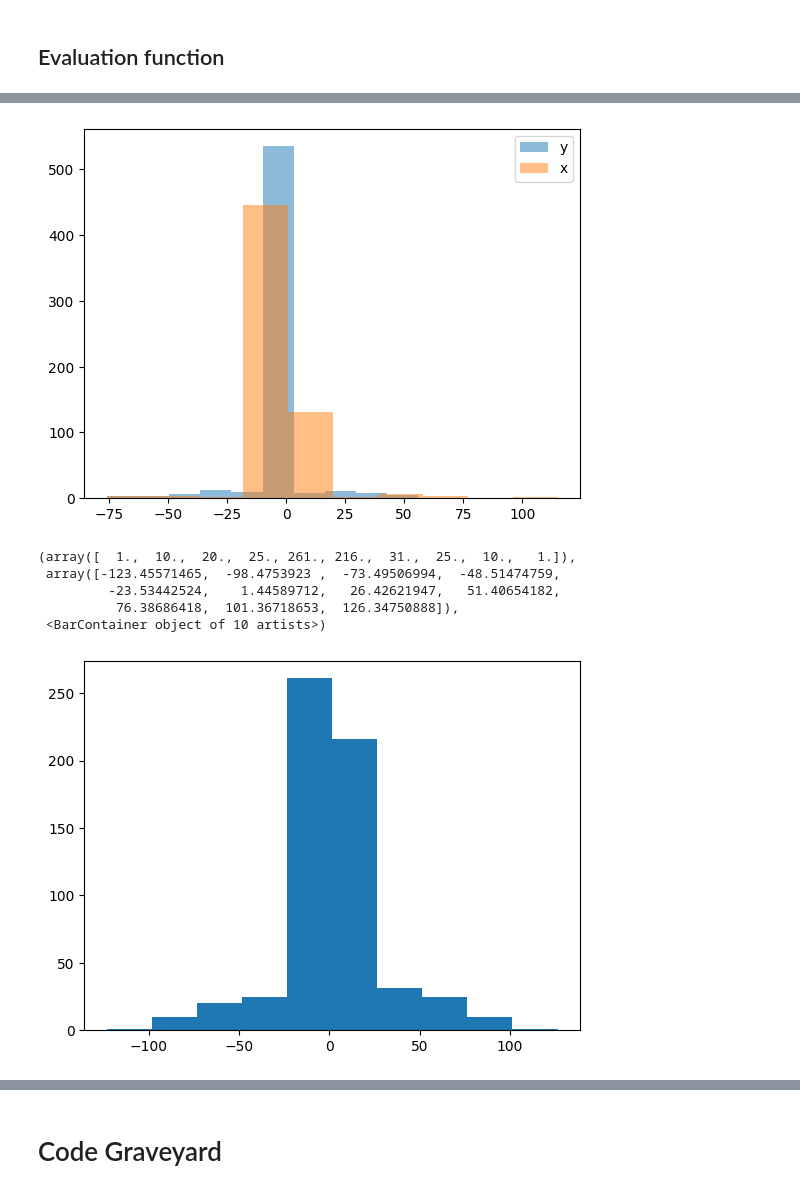
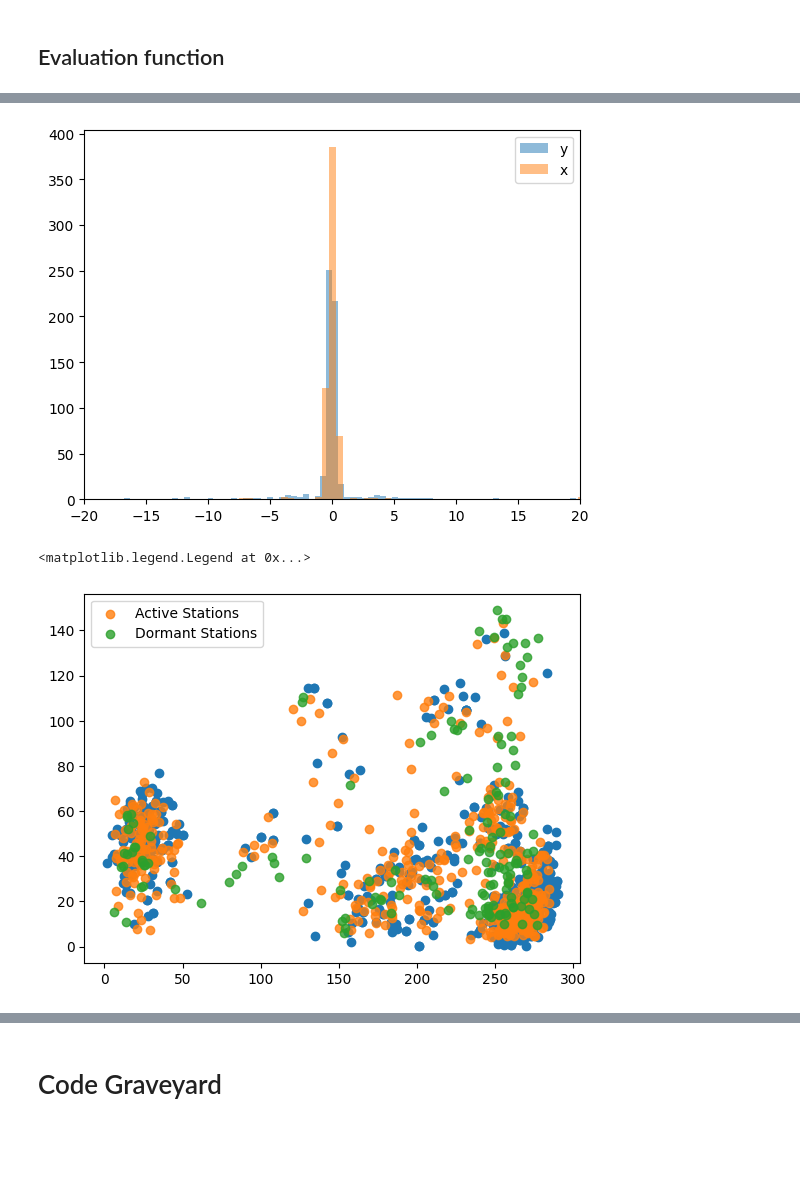
Before and after one commit to ikerforce/mopta, a Jupyter notebook: src/PSO_KNN.ipynb, the cells around one changed output, grey strips where cells are left out. Saved outputs shown, nothing was run; the diff lists cells and outputs as text; code cells hidden in the pictures; blank space fills up the shorter version.

```diff
--- a/src/PSO_KNN.ipynb
+++ b/src/PSO_KNN.ipynb
@@ -364,16 +427,18 @@ plt.plot(mean_prop)
 # %%
-plt.hist(population[5].velocities[:,1], label='y', alpha=0.5)
-plt.hist(population[5].velocities[:,0], label='x', alpha=0.5)
+plt.hist(population[0].velocities[:,1], label='y', alpha=0.5, bins=1000)
+plt.hist(population[0].velocities[:,0], label='x', alpha=0.5, bins=1000)
+plt.xlim((-20,20))
 plt.legend()
 plt.show()
 # %% [output]
-[figure, old version]
+[figure, new version]
 # %%
-plt.hist(population[i].velocities[:,0])
+plt.hist(population[global_best_index].distance_to_station)
-# %% [output]
-(array([  1.,  10.,  20.,  25., 261., 216.,  31.,  25.,  10.,   1.]),
- array([-123.45571465,  -98.4753923 ,  -73.49506994,  -48.51474759,
-         -23.53442524,    1.44589712,   26.42621947,   51.40654182,
-          76.38686418,  101.36718653,  126.34750888]),
- <BarContainer object of 10 artists>)
-[figure, removed]
+# %%
+plt.scatter(car_data_anchor[:,0], car_data_anchor[:,1])
+plt.scatter(active_stations[:,0], active_stations[:,1], alpha=0.8, label='Active Stations')
+plt.scatter(dormant_stations[:,0], dormant_stations[:,1], alpha=0.8, label='Dormant Stations')
+plt.legend()
+# %% [output]
+<matplotlib.legend.Legend at 0x...>
+[figure, added]
```
Also changed, not shown: parts of 15 cells of this notebook.
